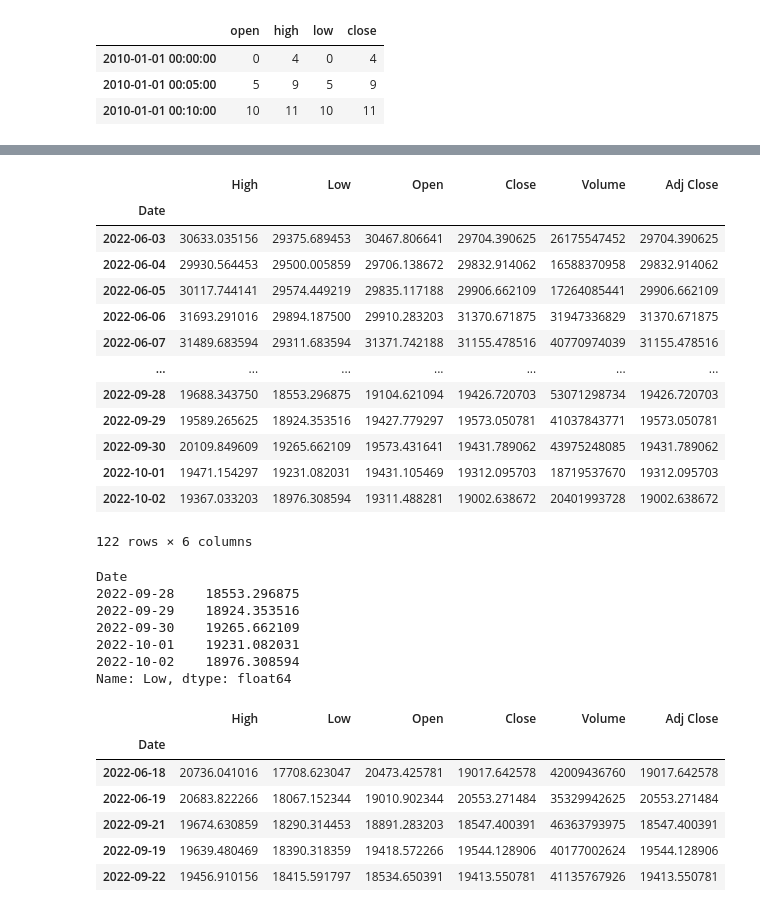
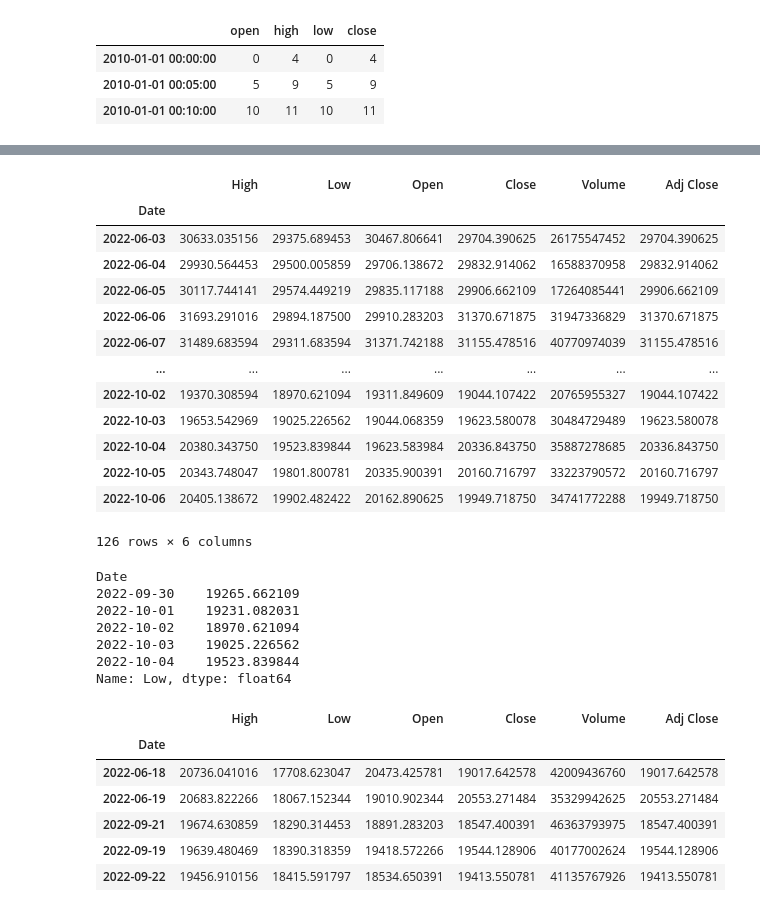
Before and after one commit to Denis04-M/data-wrangling-practise, a Jupyter notebook: practice.ipynb, the cells around one changed output, grey strips where cells are left out. Saved outputs shown, nothing was run; the diff lists cells and outputs as text; code cells hidden in the pictures.

```diff
--- a/practice.ipynb
+++ b/practice.ipynb
@@ -1292,32 +1296,32 @@ Requirement already satisfied: urllib3!=1.25.0,!=1.25.1,<1.26,>=1.21.1 in /usr/l
 # %%
 import pandas_datareader.data as wb
 
-btc = wb.DataReader('BTC-USD', 'yahoo', start='2022-06-3', end='2022-10-03')
+btc = wb.DataReader('BTC-USD', 'yahoo', start='2022-06-3', end='2022-10-07')
 btc
 # %% [output]
 |  | High | Low | Open | Close | Volume | Adj Close |
 | Date |  |  |  |  |  |  |
 | 2022-06-03 | 30633.035156 | 29375.689453 | 30467.806641 | 29704.390625 | 26175547452 | 29704.390625 |
 | 2022-06-04 | 29930.564453 | 29500.005859 | 29706.138672 | 29832.914062 | 16588370958 | 29832.914062 |
 | 2022-06-05 | 30117.744141 | 29574.449219 | 29835.117188 | 29906.662109 | 17264085441 | 29906.662109 |
 | 2022-06-06 | 31693.291016 | 29894.187500 | 29910.283203 | 31370.671875 | 31947336829 | 31370.671875 |
 | 2022-06-07 | 31489.683594 | 29311.683594 | 31371.742188 | 31155.478516 | 40770974039 | 31155.478516 |
 | ... | ... | ... | ... | ... | ... | ... |
-| 2022-09-28 | 19688.343750 | 18553.296875 | 19104.621094 | 19426.720703 | 53071298734 | 19426.720703 |
-| 2022-09-29 | 19589.265625 | 18924.353516 | 19427.779297 | 19573.050781 | 41037843771 | 19573.050781 |
-| 2022-09-30 | 20109.849609 | 19265.662109 | 19573.431641 | 19431.789062 | 43975248085 | 19431.789062 |
-| 2022-10-01 | 19471.154297 | 19231.082031 | 19431.105469 | 19312.095703 | 18719537670 | 19312.095703 |
-| 2022-10-02 | 19367.033203 | 18976.308594 | 19311.488281 | 19002.638672 | 20401993728 | 19002.638672 |
+| 2022-10-02 | 19370.308594 | 18970.621094 | 19311.849609 | 19044.107422 | 20765955327 | 19044.107422 |
+| 2022-10-03 | 19653.542969 | 19025.226562 | 19044.068359 | 19623.580078 | 30484729489 | 19623.580078 |
+| 2022-10-04 | 20380.343750 | 19523.839844 | 19623.583984 | 20336.843750 | 35887278685 | 20336.843750 |
+| 2022-10-05 | 20343.748047 | 19801.800781 | 20335.900391 | 20160.716797 | 33223790572 | 20160.716797 |
+| 2022-10-06 | 20405.138672 | 19902.482422 | 20162.890625 | 19949.718750 | 34741772288 | 19949.718750 |
-122 rows × 6 columns
+126 rows × 6 columns
 # %%
 btc.Low.tail()
 # %% [output]
 Date
-2022-09-28    18553.296875
-2022-09-29    18924.353516
 2022-09-30    19265.662109
 2022-10-01    19231.082031
-2022-10-02    18976.308594
+2022-10-02    18970.621094
+2022-10-03    19025.226562
+2022-10-04    19523.839844
 Name: Low, dtype: float64
 # %%
 btc_lows = (btc[btc['Low']<19000])
```
Also changed, not shown: parts of 9 cells of this notebook.
